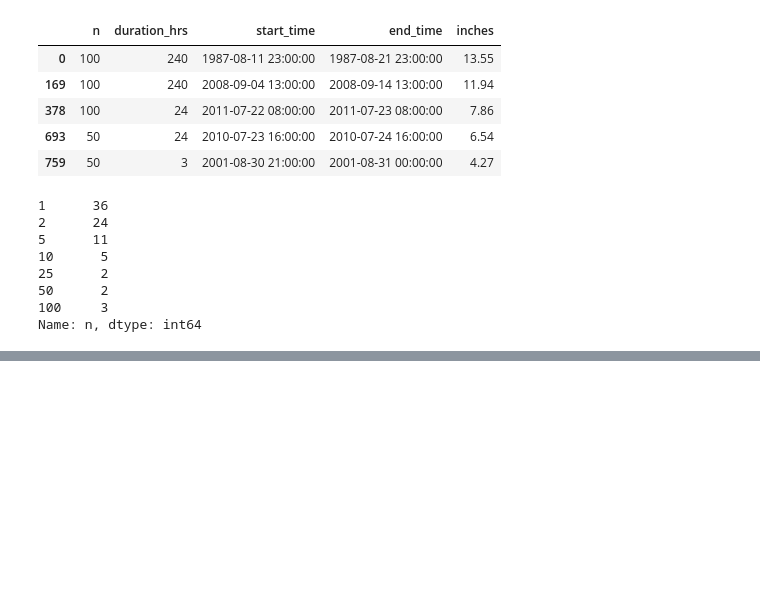
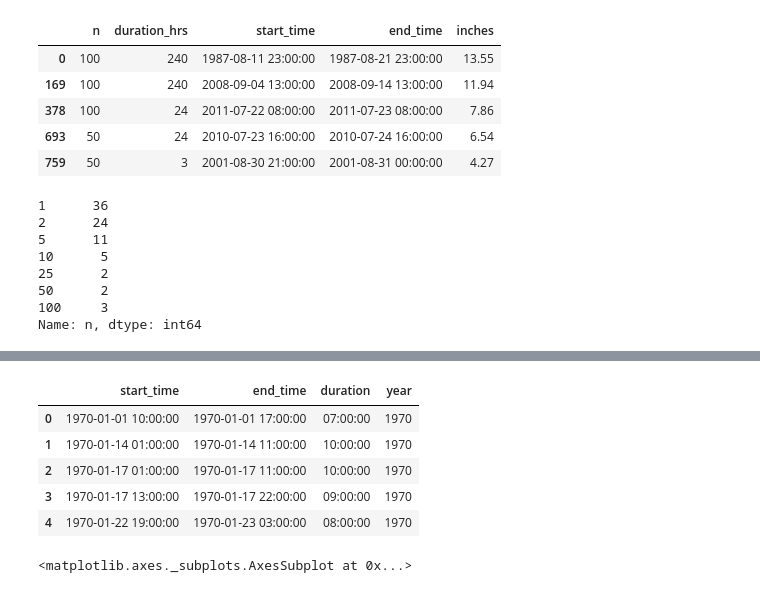
Before and after one commit to NORCatUofC/rain, a Jupyter notebook: n-year/notebooks/N-Year Storms.ipynb, the cells around one changed output, grey strips where cells are left out. Drawn from its saved outputs; the diff is of its cells as text; code cells hidden in the pictures; blank space fills up the shorter version.

```diff
--- a/n-year/notebooks/N-Year Storms.ipynb
+++ b/n-year/notebooks/N-Year Storms.ipynb
@@ -178,0 +204,21 @@ Name: n, dtype: int64
+# %%
+# Find unique rain events
+def calculate_rain_events(hours_between_events):
+    precipitation_events = []
+    hours_without_rain = 0
+    start_time = None
+    current_rain_event = False
+    for index, rain_hour in chi_rain_series.iteritems():
+        if rain_hour > 0:
+            if current_rain_event is False:
+                current_rain_event = True
+                start_time = index
+        elif current_rain_event is True:
+            if hours_without_rain >= hours_between_events:
+                precipitation_events.append({'start_time': start_time, 'end_time': index})
+                hours_without_rain = 0
+                start_time = None
+                current_rain_event = False
+            else:
+                hours_without_rain += 1
+    return pd.DataFrame(precipitation_events)[['start_time', 'end_time']]
@@ -178,0 +257,17 @@ Name: n, dtype: int64
+# %%
+# What if we define a separate rain event as 6 hours?
+rain_events6 = calculate_rain_events(6)
+rain_events6['duration'] = rain_events6['end_time'] - rain_events6['start_time']
+rain_events6['year'] = rain_events6['start_time'].apply(find_year)
+rain_events6.head()
+# %% [output]
+|  | start_time | end_time | duration | year |
+| 0 | 1970-01-01 10:00:00 | 1970-01-01 17:00:00 | 07:00:00 | 1970 |
+| 1 | 1970-01-14 01:00:00 | 1970-01-14 11:00:00 | 10:00:00 | 1970 |
+| 2 | 1970-01-17 01:00:00 | 1970-01-17 11:00:00 | 10:00:00 | 1970 |
+| 3 | 1970-01-17 13:00:00 | 1970-01-17 22:00:00 | 09:00:00 | 1970 |
+| 4 | 1970-01-22 19:00:00 | 1970-01-23 03:00:00 | 08:00:00 | 1970 |
+# %%
+rain_events6['year'].value_counts().sort_index().plot()
+# %% [output]
+<matplotlib.axes._subplots.AxesSubplot at 0x...>
```
Also changed, not shown: parts of 11 cells of this notebook.
